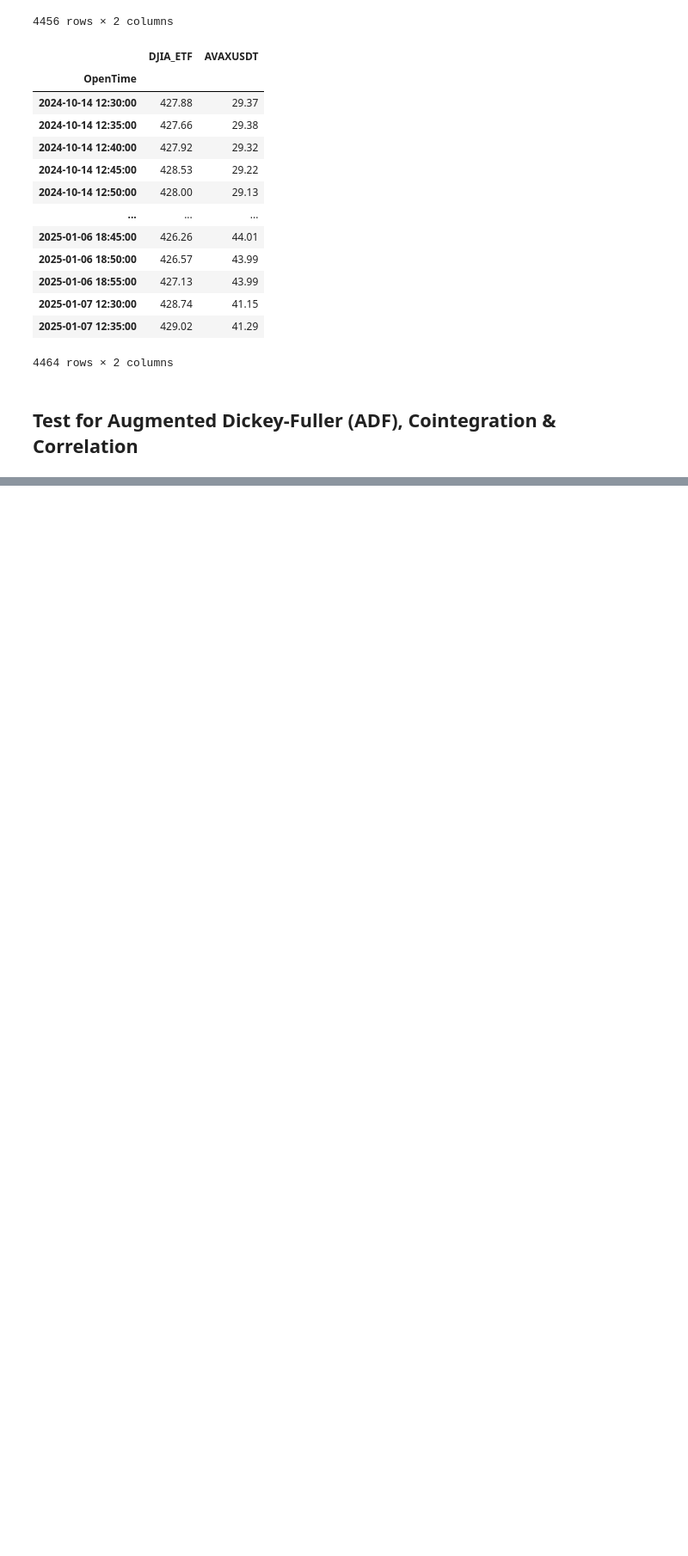
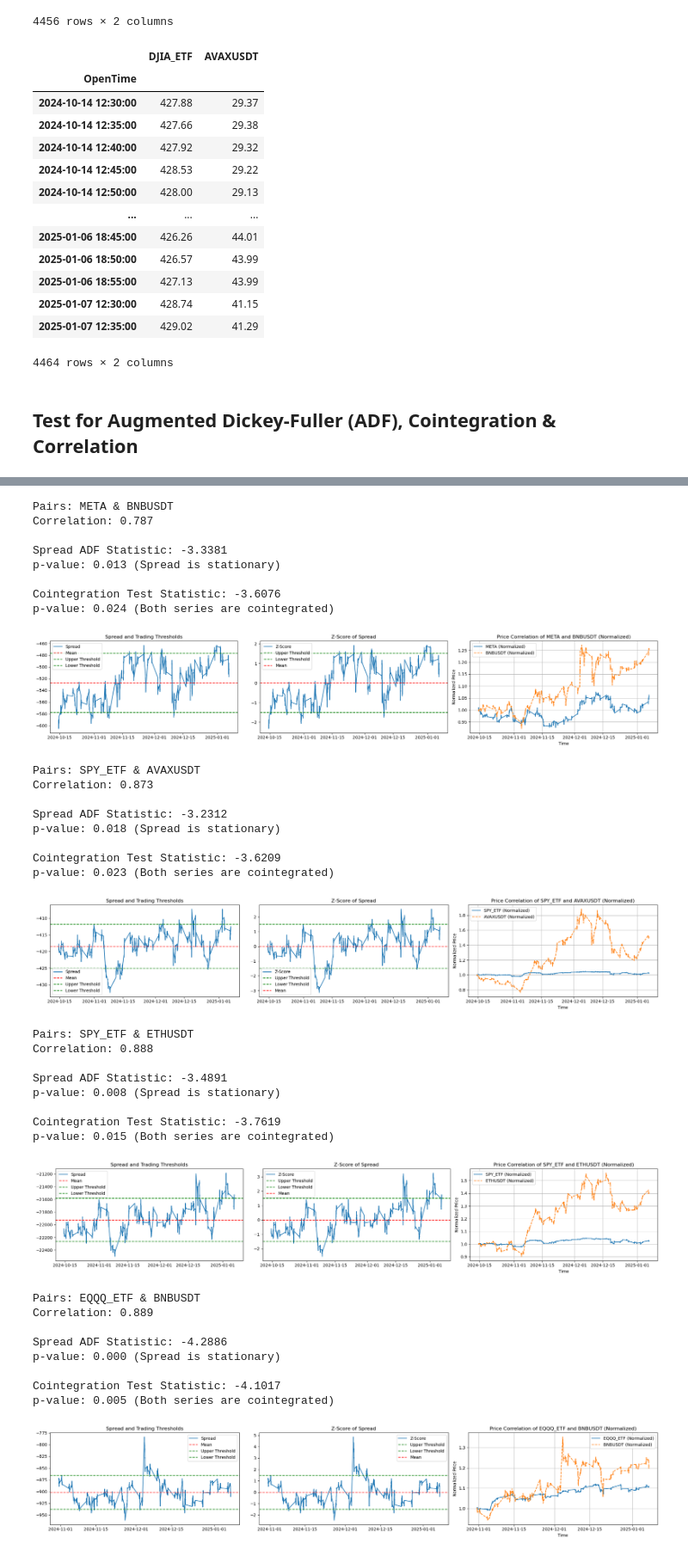
Before and after one commit to nite4/mscfe-masters-project, a Jupyter notebook: src/read_process_raw.ipynb, the cells around one changed output, grey strips where cells are left out. Shown at 86% size. Saved outputs shown, nothing was run; the diff lists cells and outputs as text; code cells hidden in the pictures; blank space fills up the shorter version.

```diff
--- a/src/read_process_raw.ipynb
+++ b/src/read_process_raw.ipynb
@@ -300,5 +389,0 @@ df_results[df_results['spread_stationary']==True]
-# %%
-ticker_eqt = 'BRK.B'
-ticket_cpy = 'USDCUSDT'
-price_pairs = process_pairs_series(ticker_eqt, ticket_cpy, df_equity, df_crypto)
-spread, adf_result, correlation = run_cointegration_test(price_pairs, print_stats=True, plotting=True, std=1.5)
@@ -311,5 +389,0 @@ p-value: 0.001 (Spread is stationary)
-# %%
-ticker_eqt = 'BRK.B'
-ticket_cpy = 'USDCUSDT'
-price_pairs = process_pairs_series(ticker_eqt, ticket_cpy, df_equity, df_crypto)
-spread, adf_result, correlation = run_cointegration_test(price_pairs, print_stats=True, plotting=True, std=2)
@@ -322,5 +389,0 @@ p-value: 0.001 (Spread is stationary)
-# %%
-ticker_eqt = 'META'
-ticket_cpy = 'TRXUSDT'
-price_pairs = process_pairs_series(ticker_eqt, ticket_cpy, df_equity, df_crypto)
-spread, adf_result, correlation = run_cointegration_test(price_pairs, print_stats=True, plotting=True)
@@ -333,6 +389,0 @@ p-value: 0.026 (Spread is stationary)
-# %%
-ticker_eqt = 'EQQQ_ETF'
-ticket_cpy = 'BNBUSDT'
-price_pairs = process_pairs_series(ticker_eqt, ticket_cpy, df_equity, df_crypto)
-
-spread, adf_result, correlation = run_cointegration_test(price_pairs, print_stats=True, plotting=True)
@@ -344,0 +401,47 @@ p-value: 0.000 (Spread is stationary)
+# %%
+spread_stationary = True
+series_cointegrated = True
+filtered = df_results[(df_results['spread_stationary']==spread_stationary) & (df_results['series_cointegrated']==series_cointegrated)]
+
+for i, r in filtered.iterrows():
+    ticker_eqt = r['seriesX']
+    ticket_cpy = r['seriesY']
+    price_pairs = process_pairs_series(ticker_eqt, ticket_cpy, df_equity, df_crypto)
+    spread, correlation, adf_result, coint_result = run_cointegration_test(price_pairs, print_stats=True, plotting=True, std=1.5)
+# %% [output]
+Pairs: META & BNBUSDT
+Correlation: 0.787
+
+Spread ADF Statistic: -3.3381
+p-value: 0.013 (Spread is stationary)
+
+Cointegration Test Statistic: -3.6076
+p-value: 0.024 (Both series are cointegrated)
+[figure, added]
+Pairs: SPY_ETF & AVAXUSDT
+Correlation: 0.873
+
+Spread ADF Statistic: -3.2312
+p-value: 0.018 (Spread is stationary)
+
+Cointegration Test Statistic: -3.6209
+p-value: 0.023 (Both series are cointegrated)
+[figure, added]
+Pairs: SPY_ETF & ETHUSDT
+Correlation: 0.888
+
+Spread ADF Statistic: -3.4891
+p-value: 0.008 (Spread is stationary)
+
+Cointegration Test Statistic: -3.7619
+p-value: 0.015 (Both series are cointegrated)
+[figure, added]
+Pairs: EQQQ_ETF & BNBUSDT
+Correlation: 0.889
+
+Spread ADF Statistic: -4.2886
+p-value: 0.000 (Spread is stationary)
+
+Cointegration Test Statistic: -4.1017
+p-value: 0.005 (Both series are cointegrated)
+[figure, added]
```
Also changed, not shown: parts of 18 cells of this notebook.
